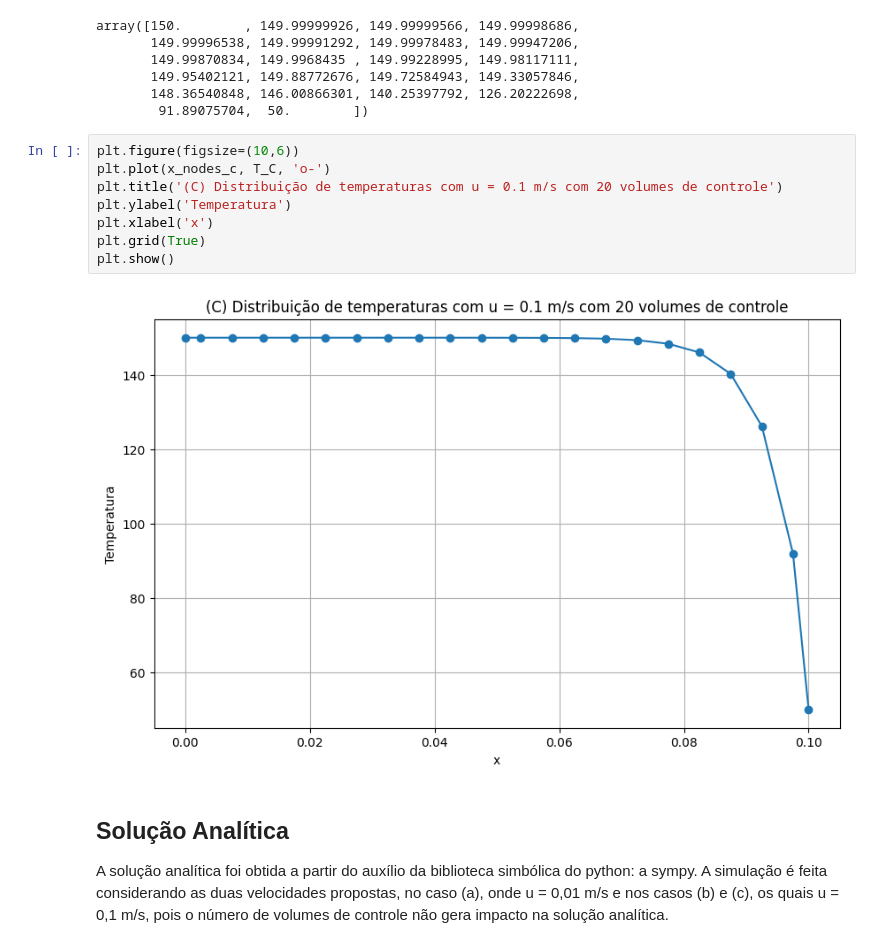
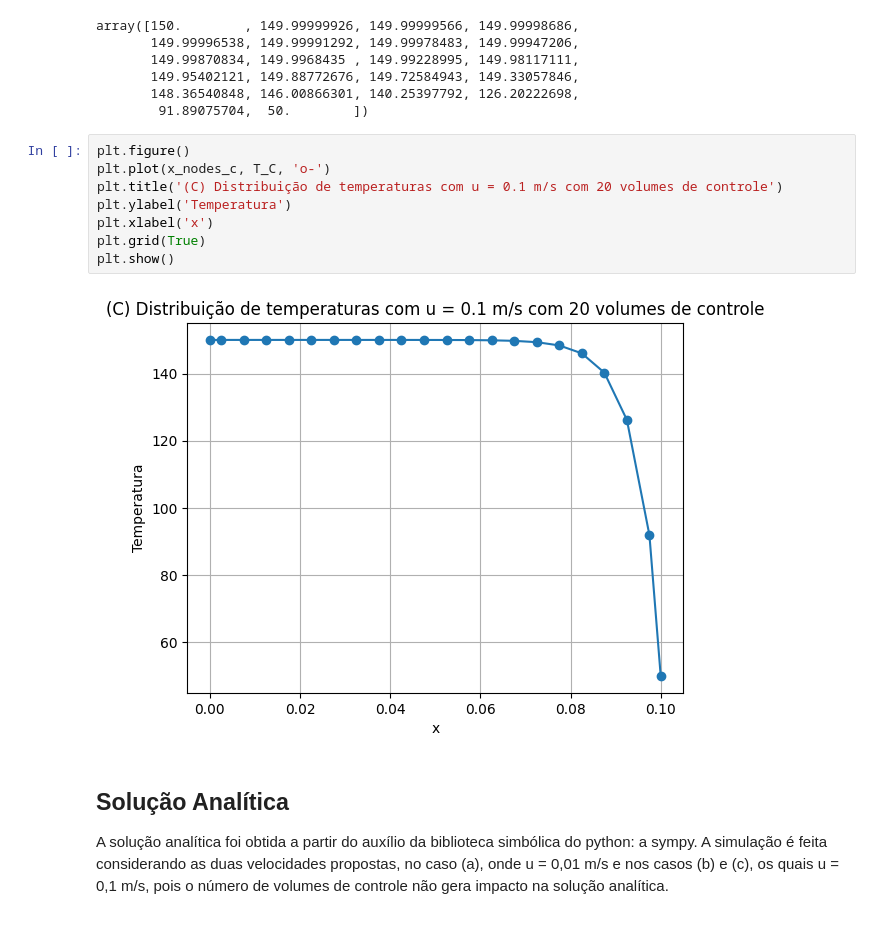
Before and after one commit to Ab-nin/UTFPR, a Jupyter notebook: Lista 07_CFD_Abner Vieira.ipynb, the cells around one changed output. Drawn from its saved outputs; the diff is of its cells as text.

```diff
--- a/Lista 07_CFD_Abner Vieira.ipynb
+++ b/Lista 07_CFD_Abner Vieira.ipynb
@@ -378,15 +378,15 @@ array([150.        , 149.99999926, 149.99999566, 149.99998686,
        148.36540848, 146.00866301, 140.25397792, 126.20222698,
         91.89075704,  50.        ])
 # %%
-plt.figure(figsize=(10,6))
+plt.figure()
 plt.plot(x_nodes_c, T_C, 'o-')
 plt.title('(C) Distribuição de temperaturas com u = 0.1 m/s com 20 volumes de controle')
 plt.ylabel('Temperatura')
 plt.xlabel('x')
 plt.grid(True)
 plt.show()
 # %% [output]
-[figure, old version]
+[figure, new version]
 # %% [markdown]
 ## Solução Analítica
 
```
Also changed, not shown: parts of 7 cells of this notebook, 1 other file.
